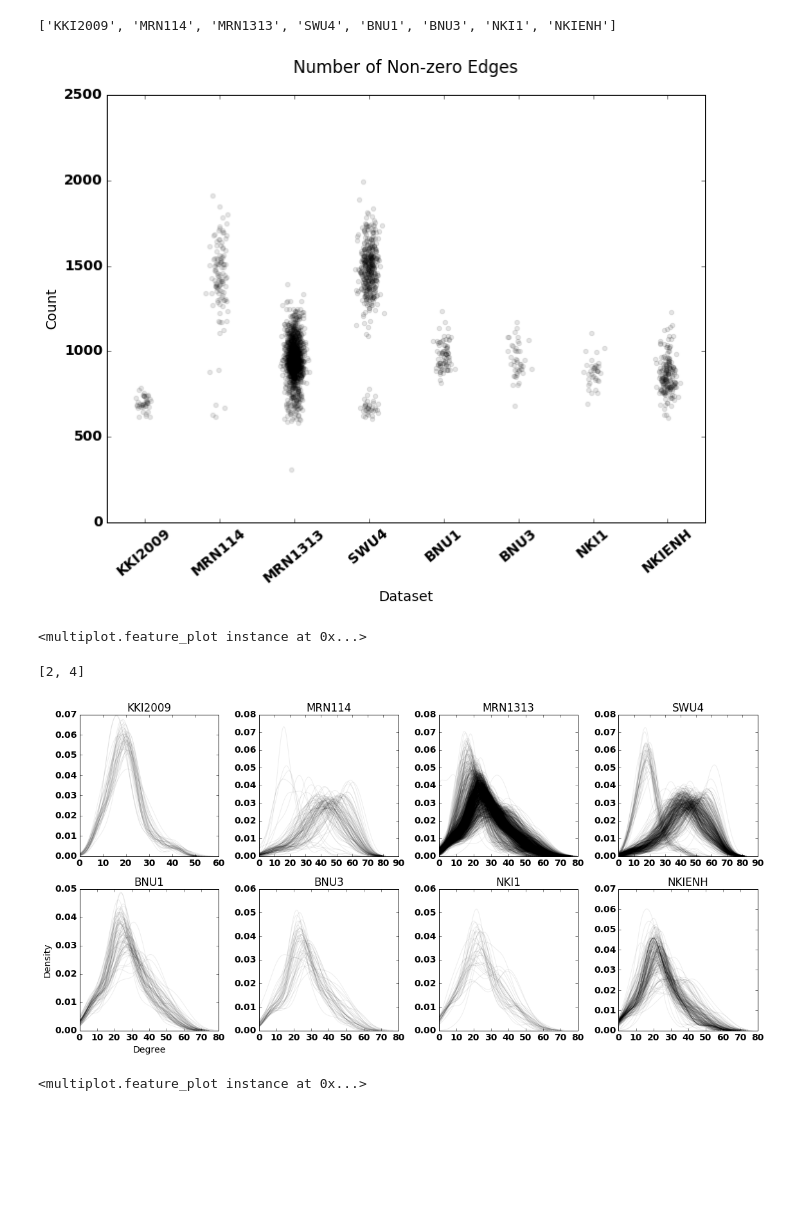
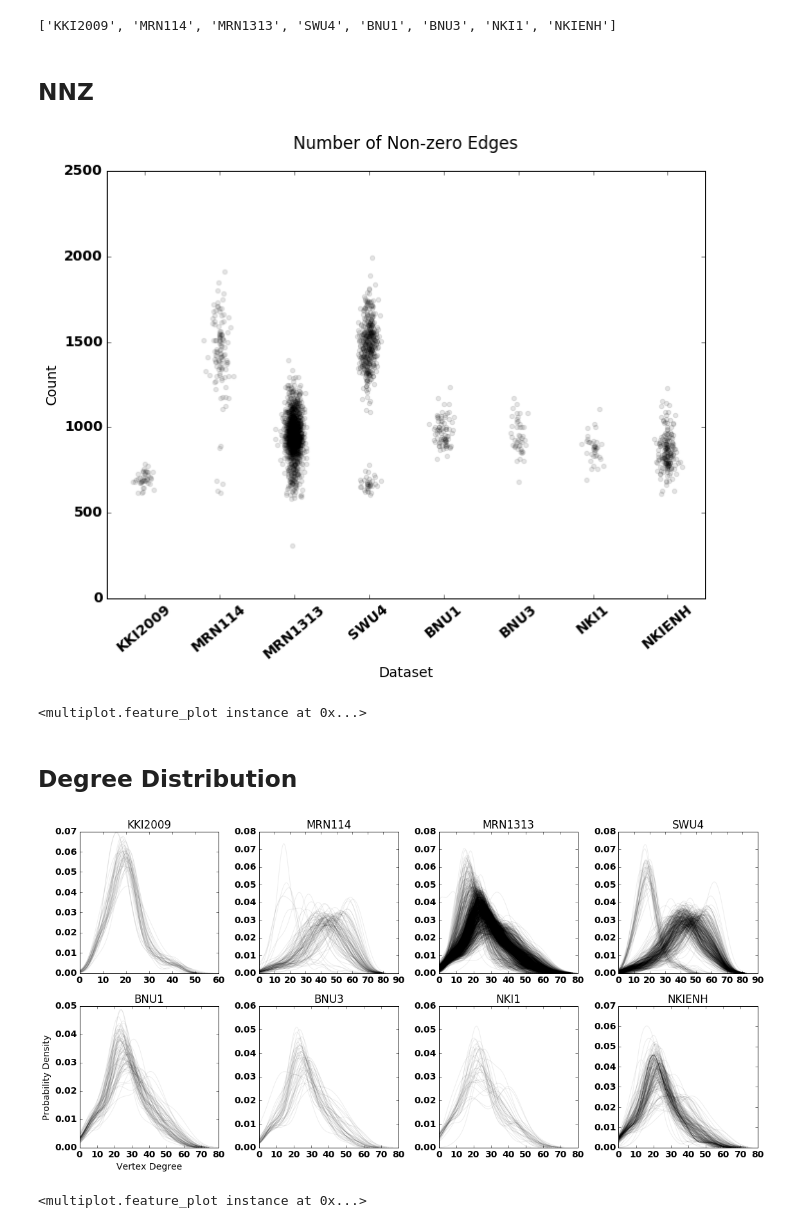
Before and after one commit to gkiar/dataset_variance, a Jupyter notebook: code/ndmg_graphsummaries.ipynb, the cells around one changed output. Drawn from its saved outputs; the diff is of its cells as text; code cells hidden in the pictures; blank space fills up the shorter version.

Commit message:
updated figs and multiplot code

```diff
--- a/code/ndmg_graphsummaries.ipynb
+++ b/code/ndmg_graphsummaries.ipynb
@@ -55,22 +61,27 @@ for idx, name in enumerate(names):
 graphs.keys()
 # %% [output]
 ['KKI2009', 'MRN114', 'MRN1313', 'SWU4', 'BNU1', 'BNU3', 'NKI1', 'NKIENH']
+# %% [markdown]
+## NNZ
 # %%
 nnz = OrderedDict()
 for idx, name in enumerate(names):
     nnz[name] = OrderedDict((subj, len(nx.edges(graphs[name][subj]))) for subj in graphs[name])
 # %%
-feature_plot(nnz, names, 'Number of Non-zero Edges', plotm='scatter', figname = '../figs/multi_nnz_scatter.png')
+feature_plot(nnz, names, 'Number of Non-zero Edges', plot_mode='scatter',
+             fig_outfile='../figs/multi_nnz_scatter.png')
 # %% [output]
-[figure, old version]
+[figure, new version]
 <multiplot.feature_plot instance at 0x...>
+# %% [markdown]
+## Degree Distribution
 # %%
 deg = OrderedDict()
 for idx, name in enumerate(names):
     deg[name] = OrderedDict((subj, np.array(nx.degree(graphs[name][subj]).values())) for subj in graphs[name])
 # %%
-feature_plot(deg, names, 'Degree', plotm='hist', figname = '../figs/multi_deg_hist.png')
+feature_plot(deg, names, 'Degree', plot_mode='hist', xlab = 'Vertex Degree',
+             ylab = 'Probability Density', fig_outfile = '../figs/multi_deg_hist.png')
 # %% [output]
+[figure, new version]
-[2, 4]
+<multiplot.feature_plot instance at 0x...>
-[figure, old version]
-<multiplot.feature_plot instance at 0x...>
```
Also changed, not shown: parts of 7 cells of this notebook, 5 other files.
